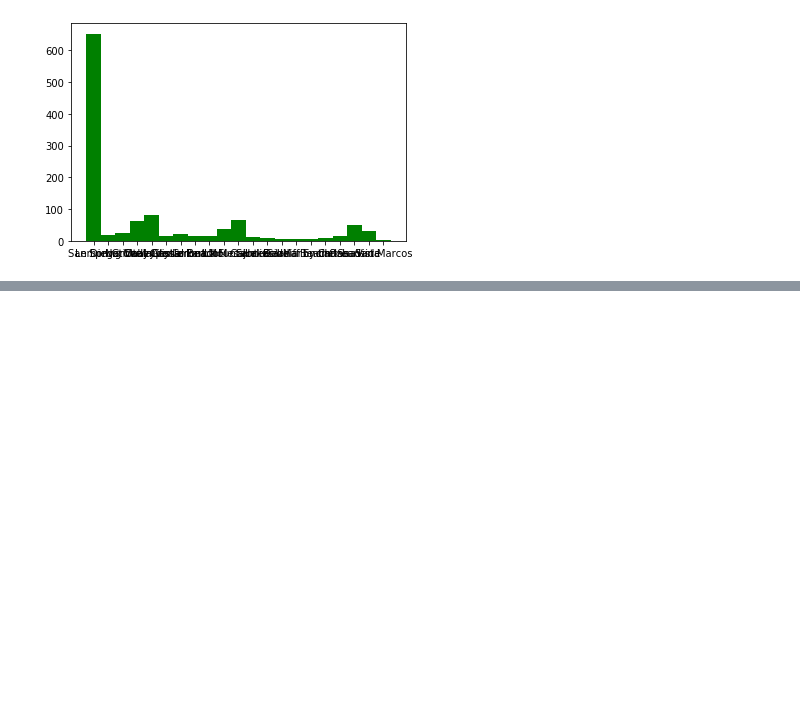
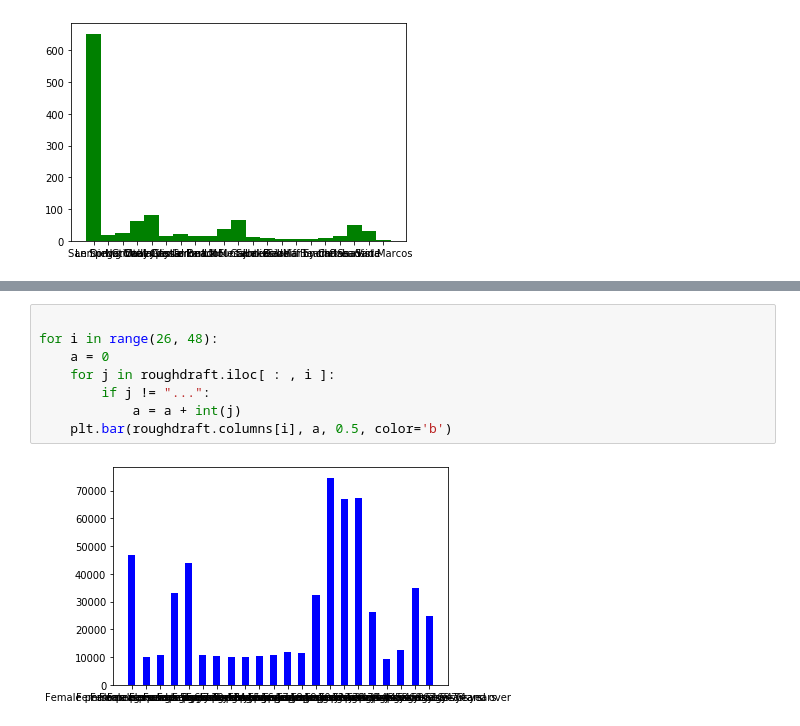
Before and after one commit to MangoOverlord/DataHacks2020, a Jupyter notebook: Dataset/CountingBlocks.ipynb, the cells around one changed output, grey strips where cells are left out. Cells and saved outputs as stored; diff of their text form; blank space fills up the shorter version.

```diff
--- a/Dataset/CountingBlocks.ipynb
+++ b/Dataset/CountingBlocks.ipynb
@@ -25,0 +41,10 @@ for x in wordFrequency.keys():
+# %%
+
+for i in range(26, 48):
+    a = 0
+    for j in roughdraft.iloc[ : , i ]:
+        if j != "...":
+            a = a + int(j)
+    plt.bar(roughdraft.columns[i], a, 0.5, color='b')
+# %% [output]
+[figure, added]
```
Also changed, not shown: parts of 1 cell of this notebook.
